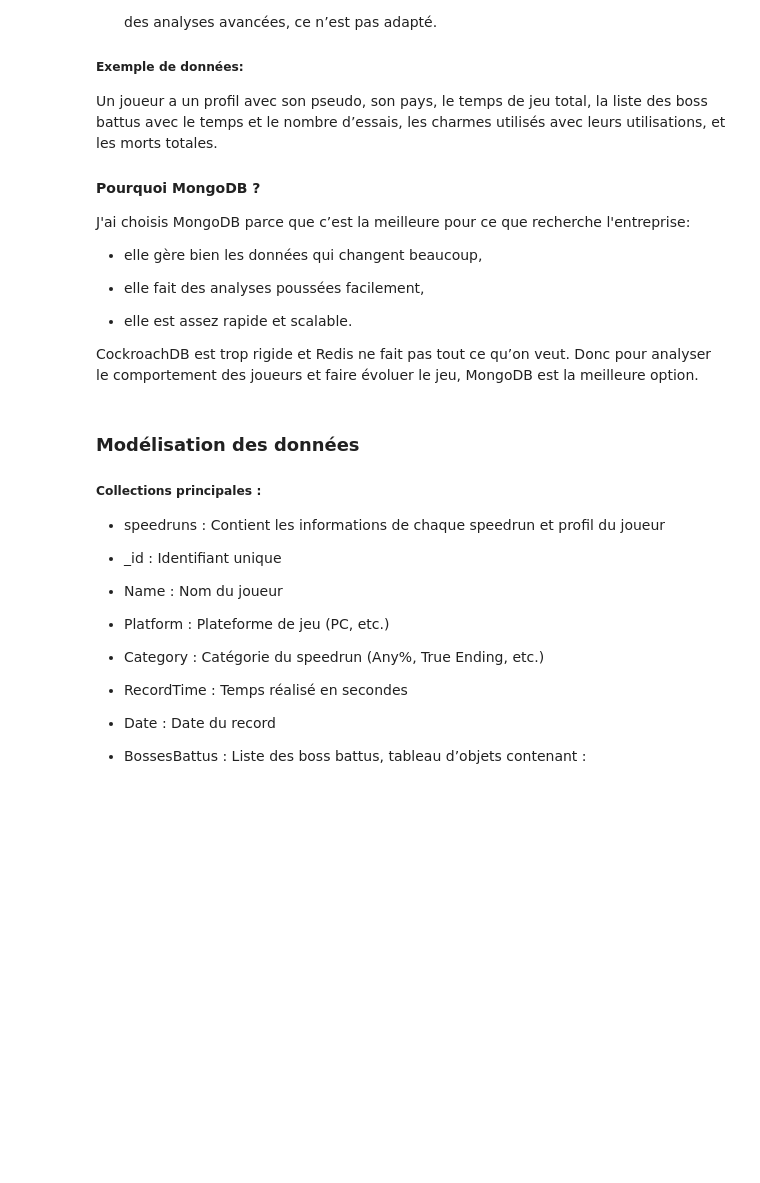
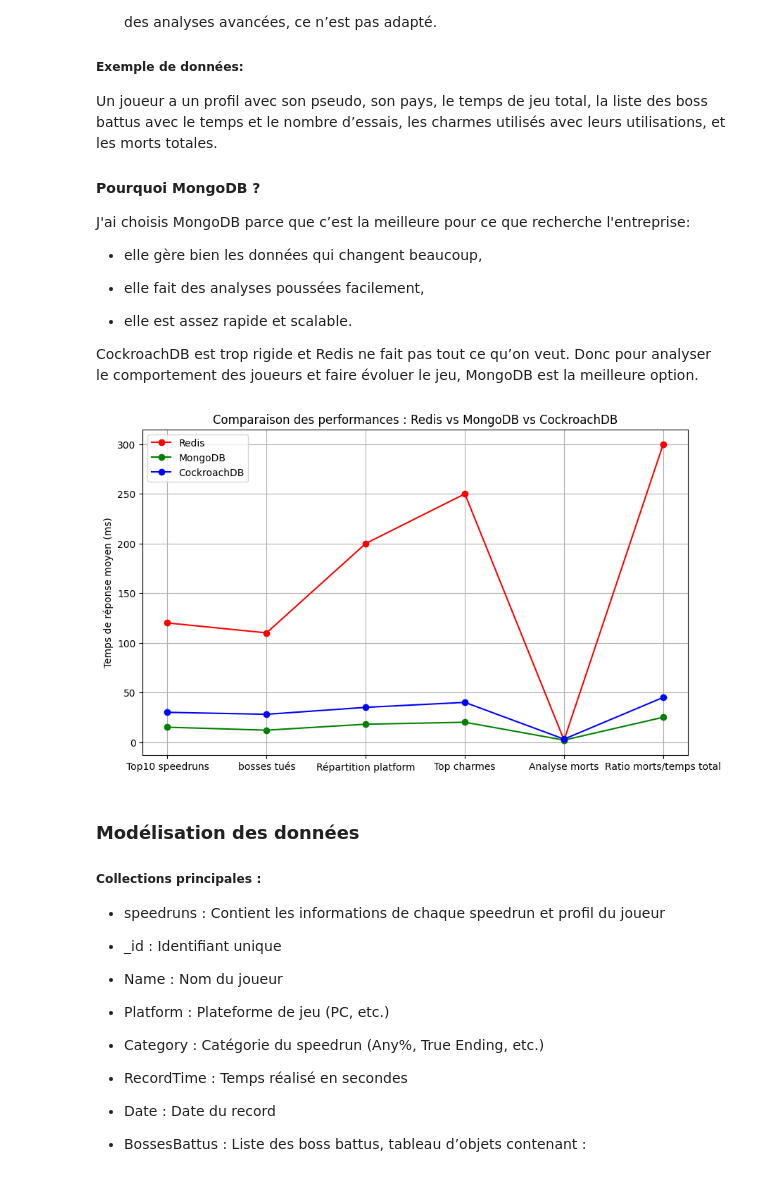
Before and after one commit to Ciffedinne/Nouvelle_BD, a Jupyter notebook: Rapport cas usage - MAHDJOUB Ciffedinne.ipynb, the cells around one changed output. Saved outputs shown, nothing was run; the diff lists cells and outputs as text; code cells hidden in the pictures; blank space fills up the shorter version.

```diff
--- a/Rapport cas usage - MAHDJOUB Ciffedinne.ipynb
+++ b/Rapport cas usage - MAHDJOUB Ciffedinne.ipynb
@@ -50,6 +50,33 @@ J'ai choisis MongoDB parce que c’est la meilleure pour ce que recherche l'entr
 * elle est assez rapide et scalable.
 
 CockroachDB est trop rigide et Redis ne fait pas tout ce qu’on veut. Donc pour analyser le comportement des joueurs et faire évoluer le jeu, MongoDB est la meilleure option.
+# %%
+import matplotlib.pyplot as plt
+
+commands = [
+"Top10 speedruns",
+"bosses tués",
+"Répartition platform",
+"Top charmes",
+"Analyse morts",
+"Ratio morts/temps total"
+]
+
+redis = [120, 110, 200, 250, 2, 300]
+mongodb = [15, 12, 18, 20, 2, 25]
+cockroach = [30, 28, 35, 40, 3, 45]
+
+plt.figure(figsize=(10,6))
+plt.plot(commands, redis, marker='o', color='red', label='Redis')
+plt.plot(commands, mongodb, marker='o', color='green', label='MongoDB')
+plt.plot(commands, cockroach, marker='o', color='blue', label='CockroachDB')
+plt.ylabel("Temps de réponse moyen (ms)")
+plt.title("Comparaison des performances : Redis vs MongoDB vs CockroachDB")
+plt.legend()
+plt.grid(True)
+plt.show()
+# %% [output]
+[figure, added]
 # %% [markdown]
 ### Modélisation des données
 
```
Also changed, not shown: parts of 6 cells of this notebook.
